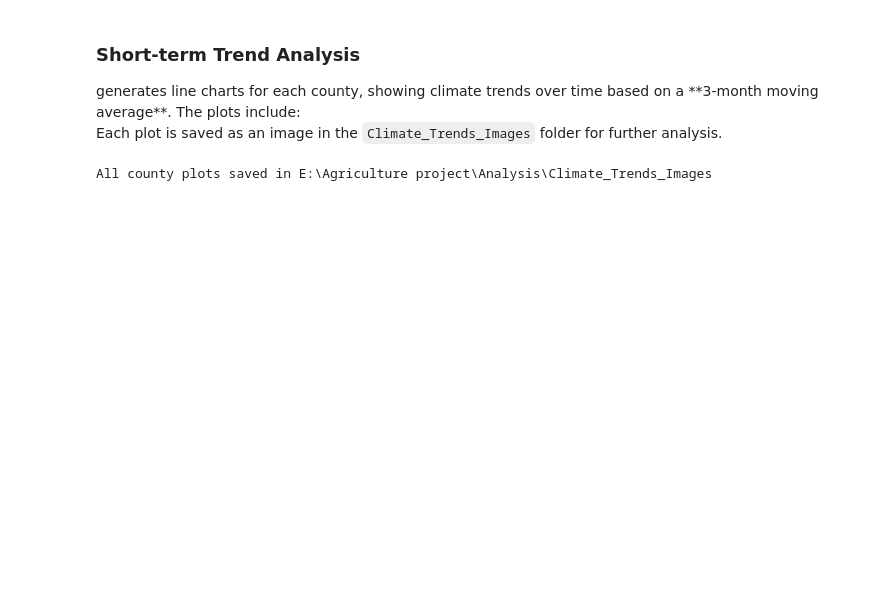
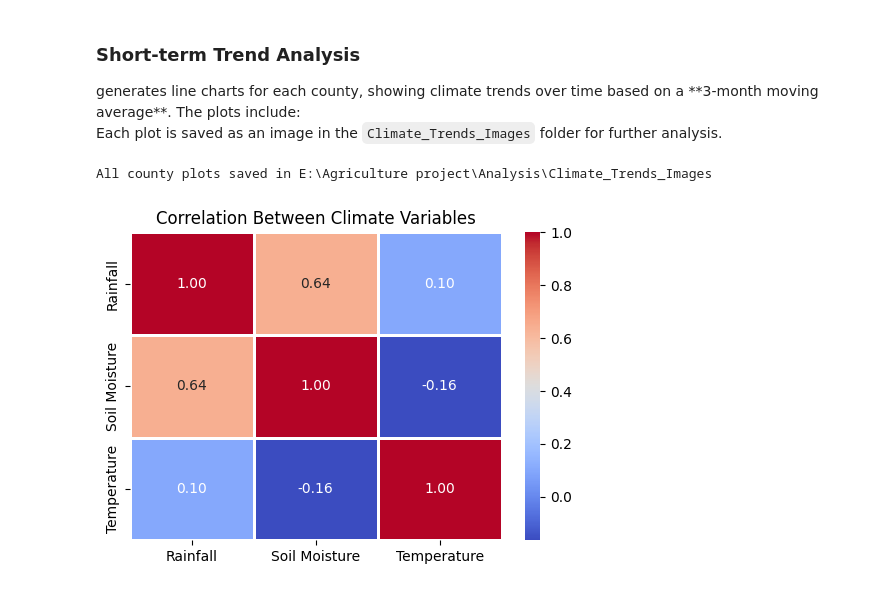
Before and after one commit to kiptoorono/Climate-Based-Risk-Assessment-and-Support-System, a Jupyter notebook: Visualisation/visuals.ipynb, the cells around one changed output. Cells and saved outputs as stored; diff of their text form; code cells hidden in the pictures; blank space fills up the shorter version.

Commit message:
climate forecasting prototype

```diff
--- a/Visualisation/visuals.ipynb
+++ b/Visualisation/visuals.ipynb
@@ -62,3 +62,32 @@ for county in county_names:
 print(f"All county plots saved in {output_folder}")
 # %% [output]
 All county plots saved in E:\Agriculture project\Analysis\Climate_Trends_Images
+# %%
+import pandas as pd
+import seaborn as sns
+import matplotlib.pyplot as plt
+
+# Load the data
+df = pd.read_csv(r"E:\Agriculture project\Data\Processed\Merged_data_features.csv")
+# Extract all climate variable columns
+rainfall_cols = [col for col in df.columns if 'rain' in col]
+soil_moisture_cols = [col for col in df.columns if 'soil' in col]
+temperature_cols = [col for col in df.columns if 'temp' in col]
+
+# Compute the average values of each variable category
+df_climate = pd.DataFrame({
+    "Rainfall": df[rainfall_cols].mean(axis=1),
+    "Soil Moisture": df[soil_moisture_cols].mean(axis=1),
+    "Temperature": df[temperature_cols].mean(axis=1),
+})
+
+# Compute correlation between the overall climate variables
+corr_matrix = df_climate.corr()
+
+# Plot the heatmap
+plt.figure(figsize=(6, 4))
+sns.heatmap(corr_matrix, annot=True, cmap="coolwarm", fmt=".2f", linewidths=1)
+plt.title("Correlation Between Climate Variables")
+plt.show()
+# %% [output]
+[figure, added]
```
Also changed, not shown: parts of 2 cells of this notebook, 1 other file.
